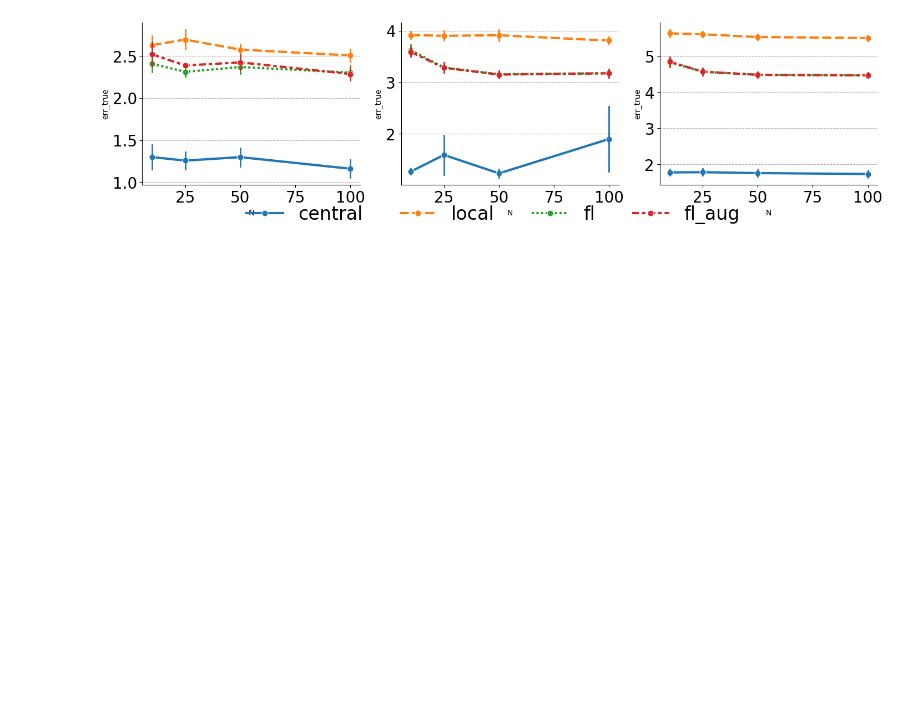
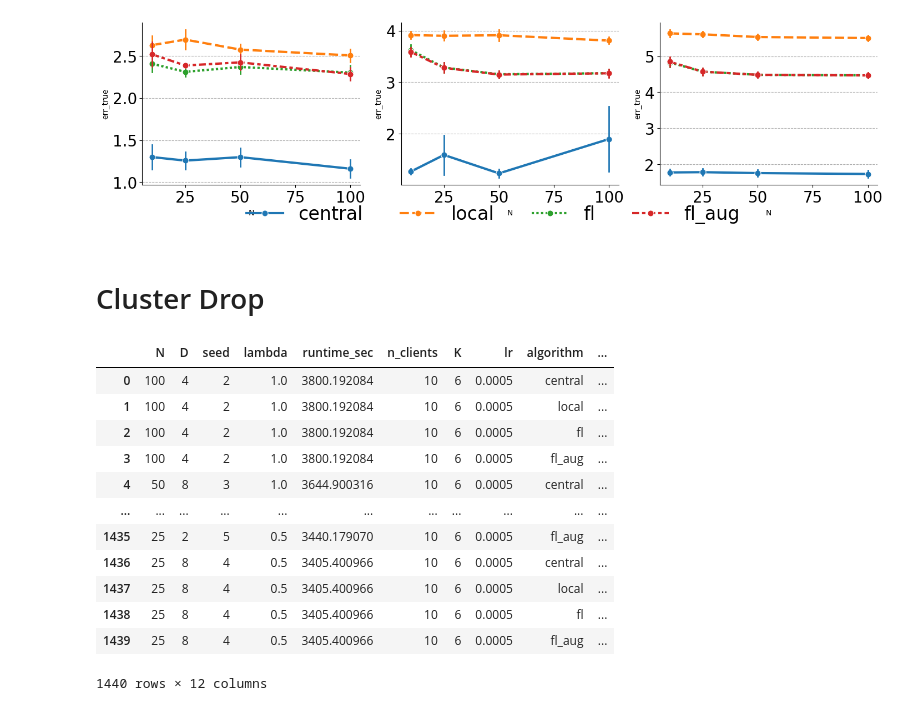
Before and after one commit to shamPJ/KL-GTVmin-GMM, a Jupyter notebook: Untitled.ipynb, the cells around one changed output. Cells and saved outputs as stored; diff of their text form; code cells hidden in the pictures; blank space fills up the shorter version.

```diff
--- a/Untitled.ipynb
+++ b/Untitled.ipynb
@@ -181,3 +190,5 @@ plot_metrics(df_shift2, "N", "err_true", "D")
 [figure]
 [figure]
 [figure]
+# %% [markdown]
+# Cluster Drop
@@ -183,0 +197,16 @@ plot_metrics(df_shift2, "N", "err_true", "D")
+# %%
+df_cluster_drop
+# %% [output]
+|  | N | D | seed | lambda | runtime_sec | n_clients | K | lr | algorithm | ... |
+| 0 | 100 | 4 | 2 | 1.0 | 3800.192084 | 10 | 6 | 0.0005 | central | ... |
+| 1 | 100 | 4 | 2 | 1.0 | 3800.192084 | 10 | 6 | 0.0005 | local | ... |
+| 2 | 100 | 4 | 2 | 1.0 | 3800.192084 | 10 | 6 | 0.0005 | fl | ... |
+| 3 | 100 | 4 | 2 | 1.0 | 3800.192084 | 10 | 6 | 0.0005 | fl_aug | ... |
+| 4 | 50 | 8 | 3 | 1.0 | 3644.900316 | 10 | 6 | 0.0005 | central | ... |
+| ... | ... | ... | ... | ... | ... | ... | ... | ... | ... | ... |
+| 1435 | 25 | 2 | 5 | 0.5 | 3440.179070 | 10 | 6 | 0.0005 | fl_aug | ... |
+| 1436 | 25 | 8 | 4 | 0.5 | 3405.400966 | 10 | 6 | 0.0005 | central | ... |
+| 1437 | 25 | 8 | 4 | 0.5 | 3405.400966 | 10 | 6 | 0.0005 | local | ... |
+| 1438 | 25 | 8 | 4 | 0.5 | 3405.400966 | 10 | 6 | 0.0005 | fl | ... |
+| 1439 | 25 | 8 | 4 | 0.5 | 3405.400966 | 10 | 6 | 0.0005 | fl_aug | ... |
+1440 rows × 12 columns
```
Also changed, not shown: parts of 7 cells of this notebook, 4 other files.
